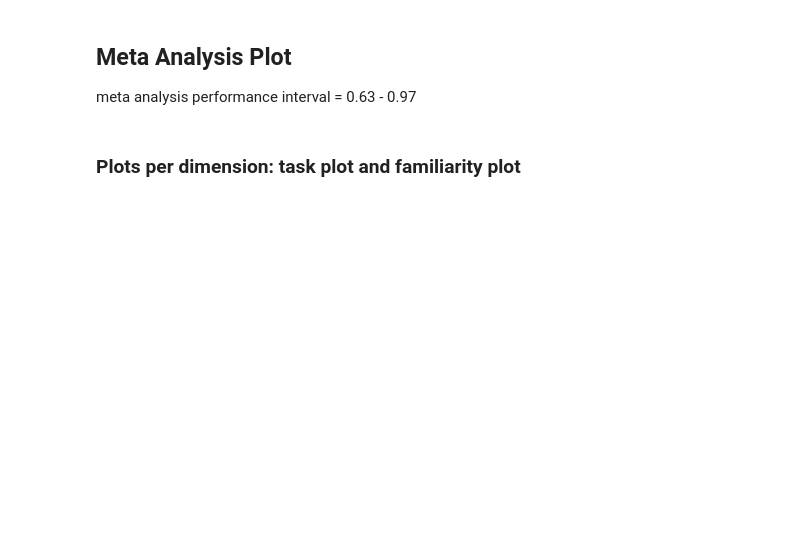
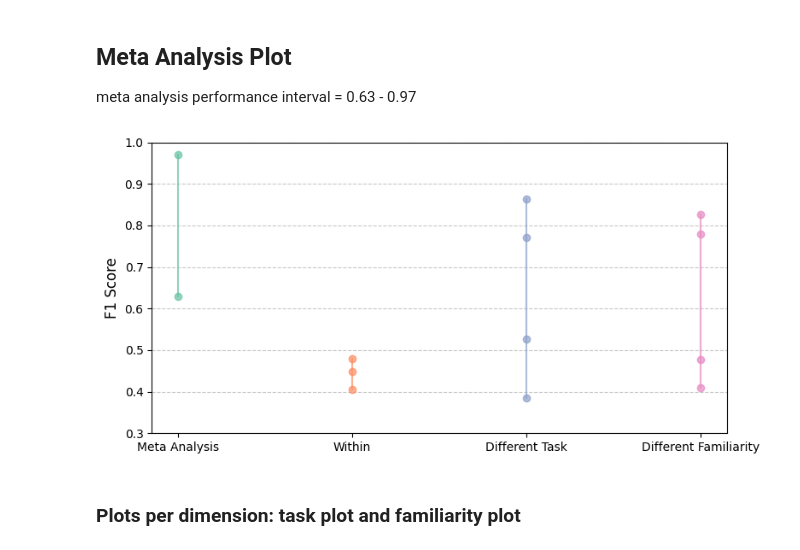
Before and after one commit to annaschaap/bachelor, a Jupyter notebook: Python/plots.ipynb, the cells around one changed output. Cells and saved outputs as stored; diff of their text form; code cells hidden in the pictures; blank space fills up the shorter version.

```diff
--- a/Python/plots.ipynb
+++ b/Python/plots.ipynb
@@ -52,7 +53,7 @@ for file_path in files:
 
     filename = os.path.basename(file_path)
     name_suffix = filename.find('_participant_classification_report')
-    test_name = filename[:name_suffix]
+    test_name = filename[:name_suffix - 2]
     test_names.append(test_name)
     if "MG" in test_name and "Qfam" in test_name:
         test_type = 'Different Task'
@@ -60,6 +61,7 @@ for file_path in files:
         test_type = 'Different Familiarity'
     else:
         test_type = 'Within'
+
     test_types.append(test_type)
 
     # Load classification report
@@ -82,8 +84,10 @@ results = pd.DataFrame({
     'F1_average': f1_averages
 })
 
+# taking the mean across runs:
+results_grouped = results.groupby(['test_name', 'test_type'], as_index=False).mean()
 # Sort the DataFrame by test_type
-results = results.sort_values('test_type')
+results = results_grouped.sort_values('test_type')
 
 # diving results into within, task, familiarity and meta:
 within = results[results['test_type'] == 'Within']
@@ -100,23 +104,25 @@ data = pd.concat([metas, within, task, familiarity,])
 # %%
 # creating the plot
 plt.figure(figsize=(8, 4))
 
 # Define a color palette for the categories
 palette = sns.color_palette("Set2", n_colors=len(data['test_type'].unique()))
 
 # Plot lines connecting points within each category
 for i, category in enumerate(data['test_type'].unique()):
     subset = data[data['test_type'] == category]
     # Plot line for each category
-    plt.plot([category] * len(subset), subset['f1_mean'], 'o-', color=palette[i], alpha=0.7, label=category)
+    plt.plot([category] * len(subset), subset['F1_average'], 'o-', color=palette[i], alpha=0.7, label=category)
 
 # aestheticssss
 plt.ylabel("F1 Score", fontsize=12)
-plt.ylim(0.4, 1)  # y-axis limits for better visualization
+plt.ylim(0.3, 1)  # y-axis limits for better visualization
 plt.grid(axis='y', linestyle='--', alpha=0.7)
 
 plt.tight_layout()
 plt.show()
+# %% [output]
+[figure, added]
 # %% [markdown]
 ### Plots per dimension: task plot and familiarity plot
 # %%
```
Also changed, not shown: parts of 9 cells of this notebook, 2 other files.
